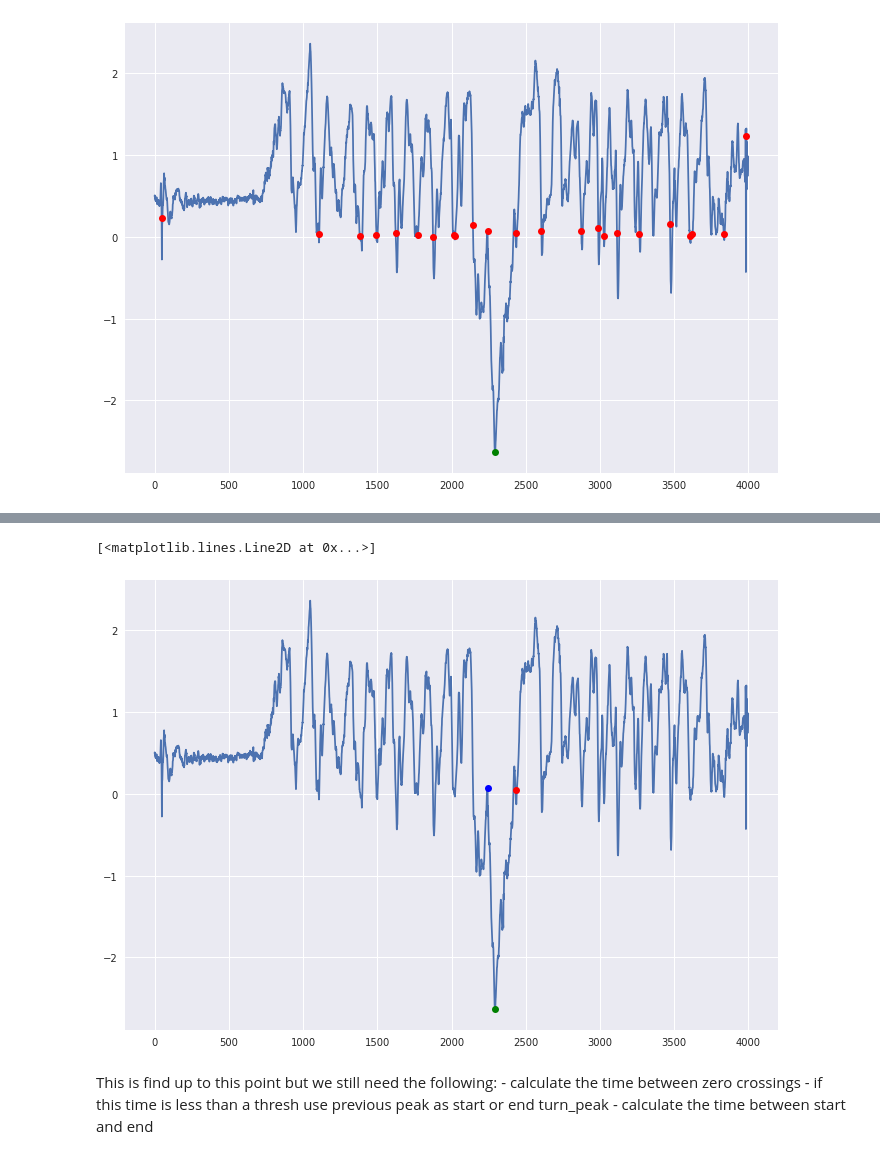
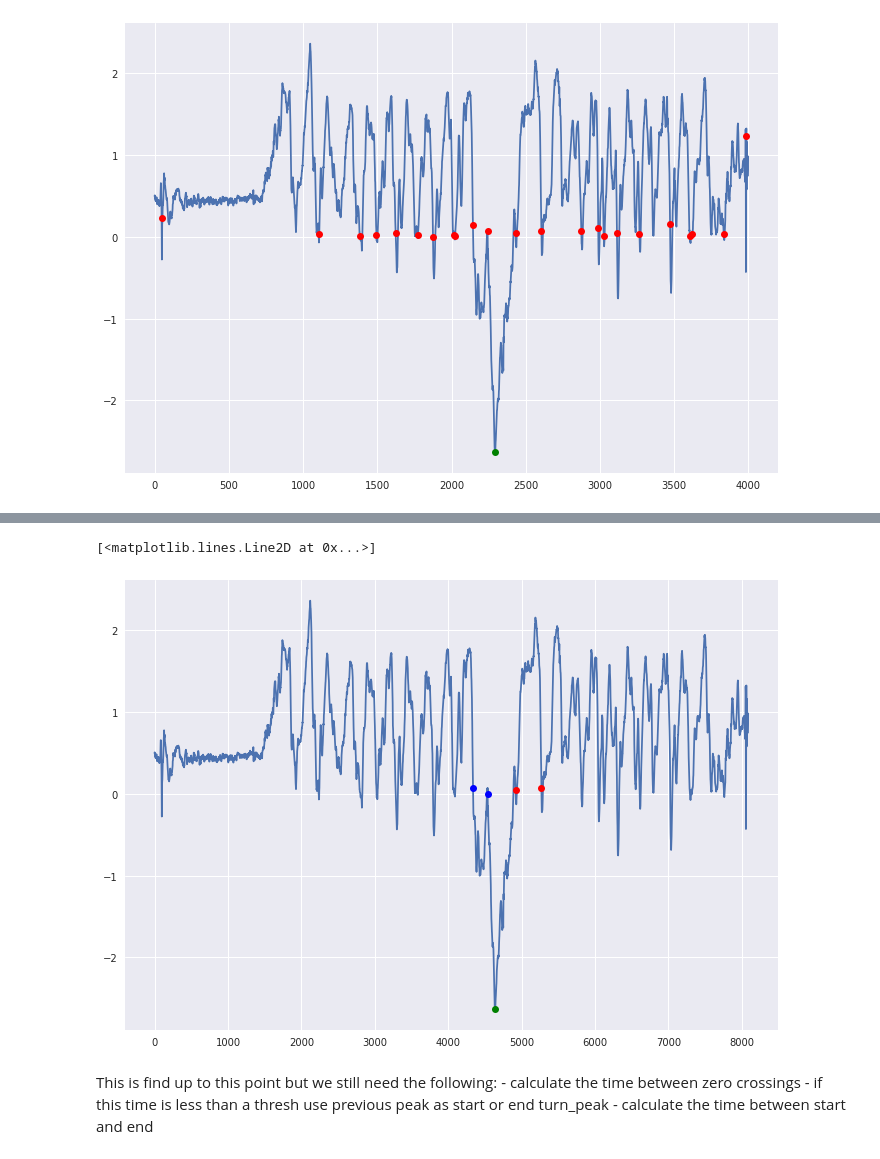
Before and after one commit to pdkit/pdkit, a Jupyter notebook: notebooks/turn_detect_from_accel.ipynb, the cells around one changed output, grey strips where cells are left out. Saved outputs shown, nothing was run; the diff lists cells and outputs as text; code cells hidden in the pictures.

Commit message:
refining turn detection

```diff
--- a/notebooks/turn_detect_from_accel.ipynb
+++ b/notebooks/turn_detect_from_accel.ipynb
@@ -15,0 +50,4 @@ from scipy import signal
+# %%
+gp = GaitProcessor(sampling_frequency=100.0)
+ts = gp.resample_signal(ts)
+ts.head()
@@ -15,0 +61,3 @@ from scipy import signal
+# %%
+gp.sampling_frequency=40.0
+tss = gp.resample_signal(tss)
@@ -16,5 +83,2 @@ from scipy import signal
 # %%
-ts = GaitTimeSeries.load_data('/home/c/data/pdkit/acc/lcd-up.tsv', format_file='accapp')
-gp = GaitProcessor(sampling_frequency=40.0)
-
-rts = gp.resample_signal(ts)
+tz = GaitTimeSeries.load_data('/home/c/data/pdkit/acc/lcd-up.tsv', format_file='accapp', )
@@ -179,6 +303,3 @@ plt.plot(zc, axis[zc], 'ro')
 # %% [output]
 [<matplotlib.lines.Line2D at 0x...>]
 [figure]
-# %%
-start = zc[zc < turn_peak][-1]
-end = zc[zc > turn_peak][0]
@@ -185,12 +336,12 @@ end = zc[zc > turn_peak][0]
 # %%
-plt.plot(axis)
-plt.plot(turn_peak, axis[turn_peak], 'go')
+plt.plot(rts.y.values)
+plt.plot(turn_peak, rts.y.values[turn_peak], 'go')
 #plt.plot(zc, axis[zc], 'ro')
-plt.plot(start, axis[start], 'bo')
-plt.plot(end, axis[end], 'ro')
+plt.plot(start, rts.y.values[start], 'bo')
+plt.plot(end, rts.y.values[end], 'ro')
 # %% [output]
 [<matplotlib.lines.Line2D at 0x...>]
-[figure, old version]
+[figure, new version]
 # %% [markdown]
 This is find up to this point but we still need the following:
     - calculate the time between zero crossings
```
Also changed, not shown: parts of 33 cells of this notebook, 1 other file.
